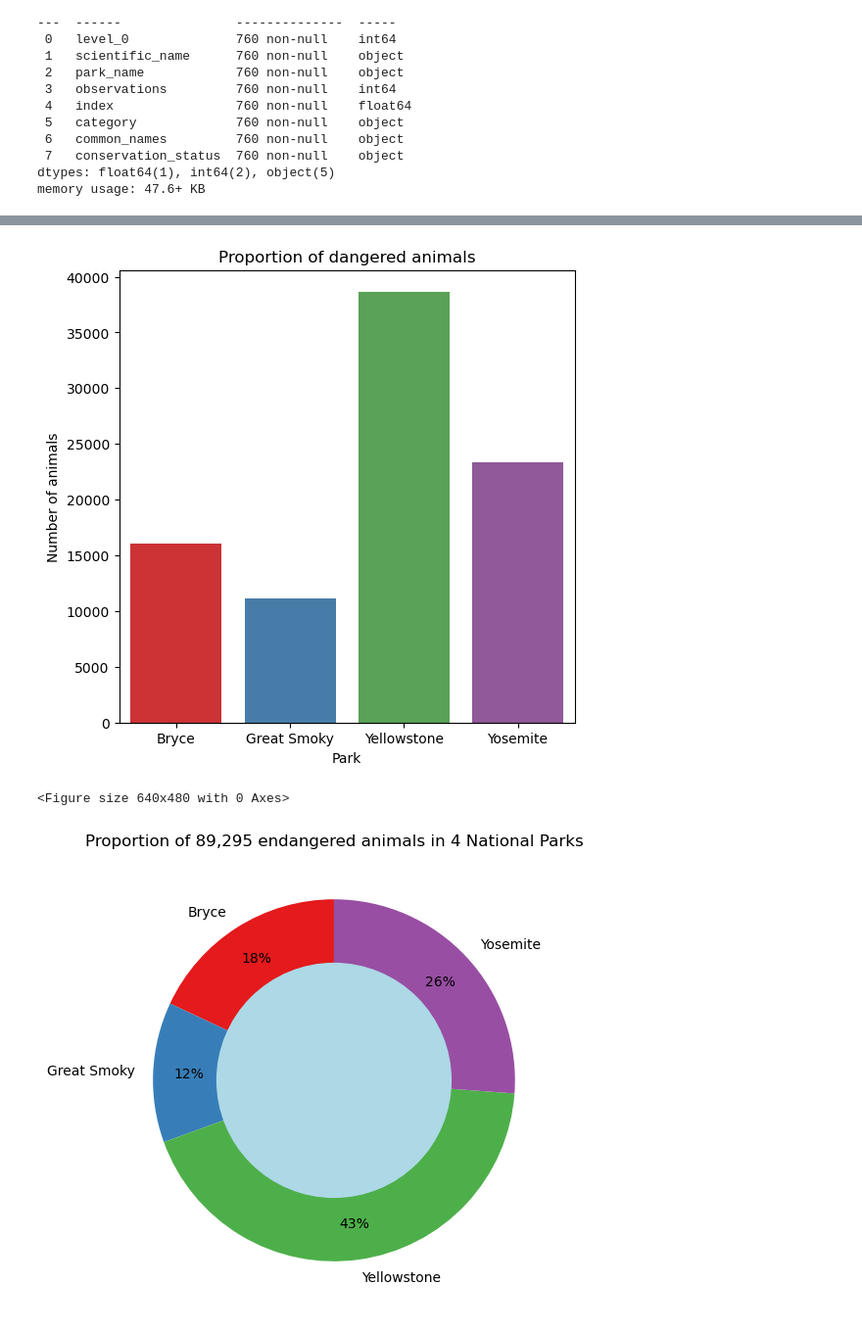
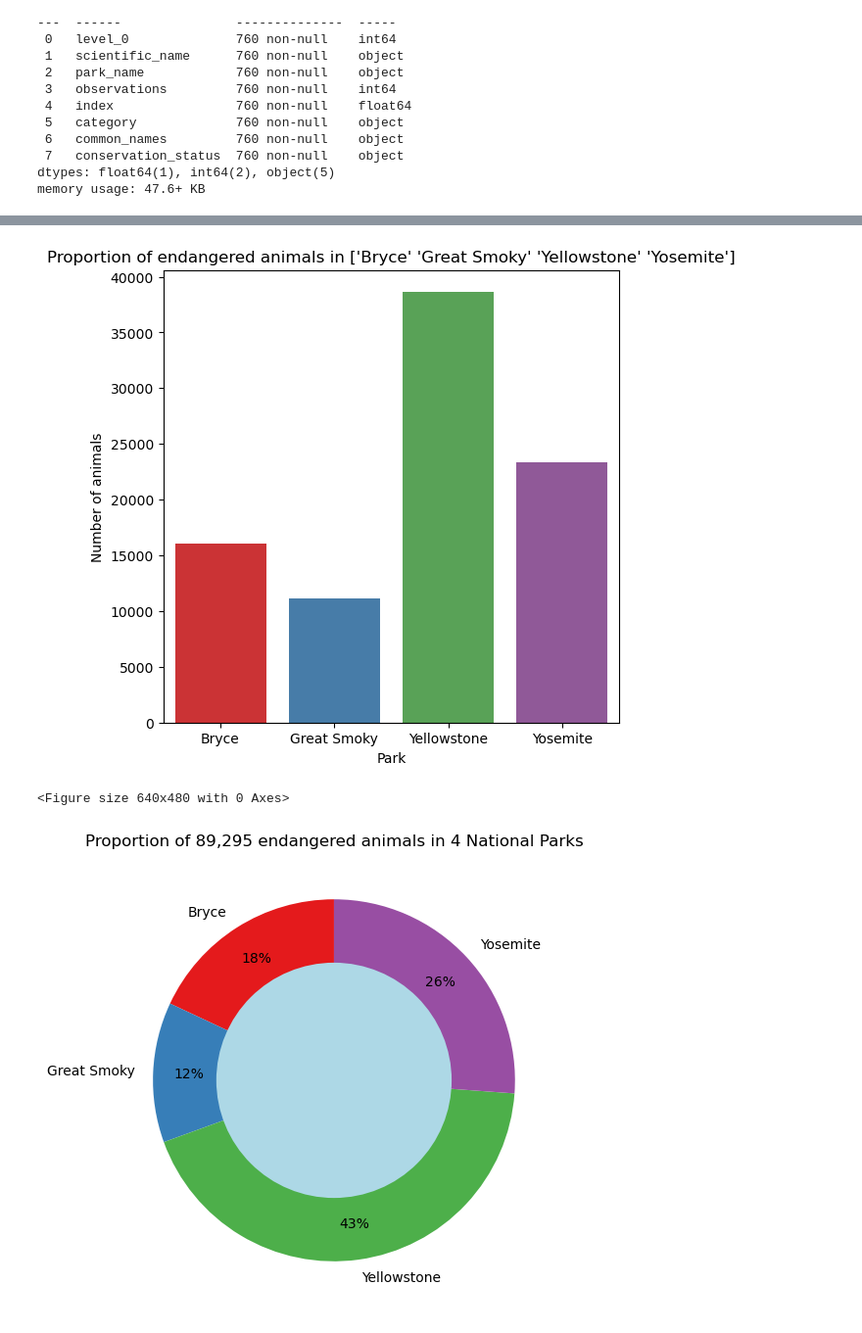
Before and after one commit to LiZoMark841619/Biodiversity_Project, a Jupyter notebook: biodiversity_starter/biodiversity.ipynb, the cells around one changed output, grey strips where cells are left out. Shown at 98% size. Saved outputs shown, nothing was run; the diff lists cells and outputs as text; code cells hidden in the pictures.

```diff
--- a/biodiversity_starter/biodiversity.ipynb
+++ b/biodiversity_starter/biodiversity.ipynb
@@ -352,14 +354,14 @@ endangered_animals = newdf_values[['park_name', 'observations']].groupby('park_n
 # %%
 plt.figure(figsize=[6,6])
 sns.barplot(x='park_name', y='observations', data=endangered_animals)
-plt.title('Proportion of dangered animals')
+plt.title(f'Proportion of endangered animals in {endangered_animals.park_name.unique()}')
 plt.xlabel('Park')
 plt.ylabel('Number of animals')
 plt.savefig('bar_dangeranims.png')
 plt.show()
 plt.clf()
 # %% [output]
-[figure, old version]
+[figure, new version]
 <Figure size 640x480 with 0 Axes>
 # %%
 plt.figure(figsize=[12, 6])
```
Also changed, not shown: parts of 6 cells of this notebook, 2 other files.
